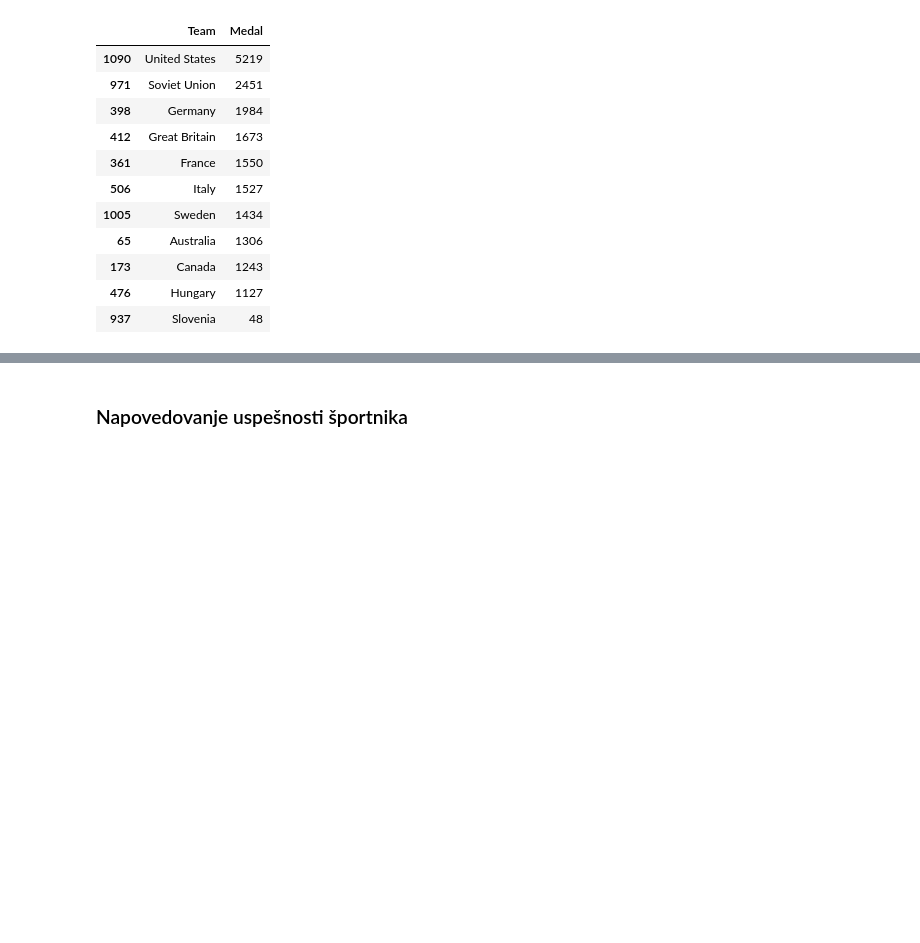
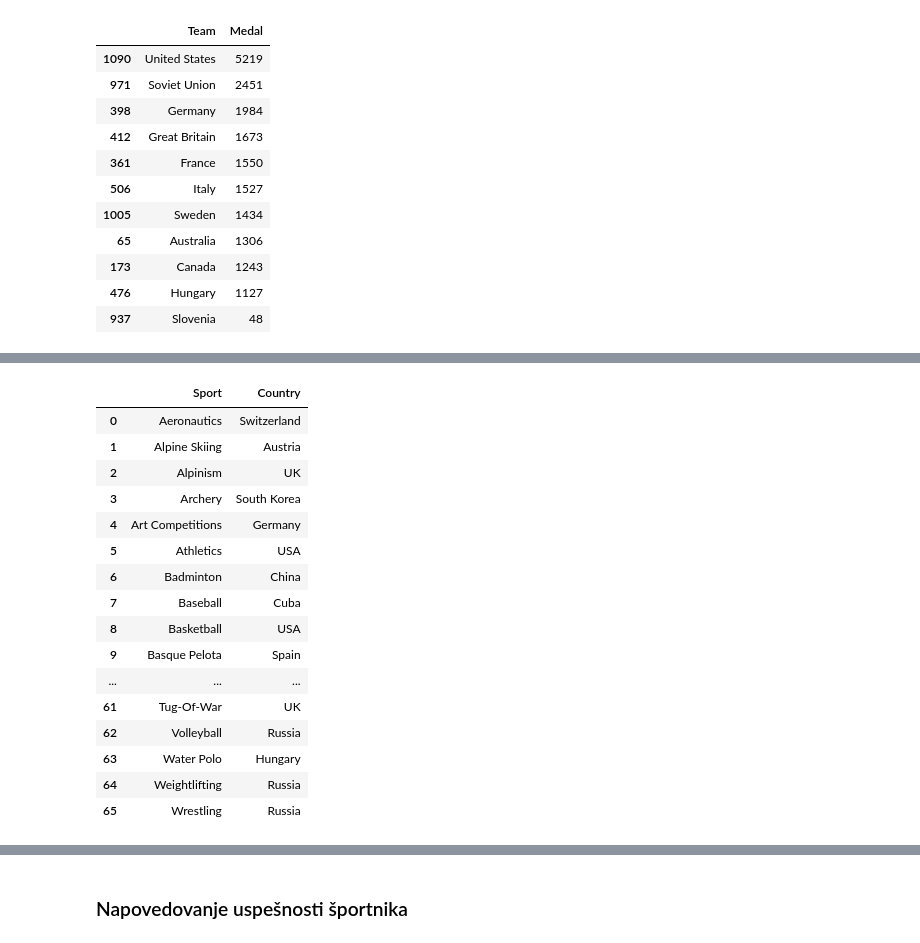
Before and after one commit to ziga-solar/PR19ZSASNKSK, a Jupyter notebook: PR19ZSASNKSK.ipynb, the cells around one changed output, grey strips where cells are left out. Drawn from its saved outputs; the diff is of its cells as text; code cells hidden in the pictures; blank space fills up the shorter version.

Commit message:
Added analysis for medals

```diff
--- a/PR19ZSASNKSK.ipynb
+++ b/PR19ZSASNKSK.ipynb
@@ -197,0 +219,45 @@ top10_medals_teams
+# %%
+#Get points for each country
+points=defaultdict(lambda: [0 for i in range(0,len(sports))])
+
+for c,s,m,se in country_sport_medal:
+    points[c][sports.index(s)]+=m
+# %%
+#Make dictionary to insert values
+country_sport={}
+
+for key in sports:
+    country_sport[key]=[0,'']
+# %%
+#Gets the best county at sports
+for i,sport in enumerate(sports):
+    for key in points.keys():
+        if country_sport[sport][0]<points[key][i]:
+            country_sport[sport][0]=points[key][i]
+            country_sport[sport][1]=key
+# %%
+#Prepare output
+for key in country_sport.keys():
+    country_sport[key]=country_sport[key][1]
+# %%
+#Output: Sport->Coutry best at it
+pd.set_option('display.max_rows', len(sports))
+pd.DataFrame(country_sport.items(), columns=["Sport", "Country"])
+# %% [output]
+|  | Sport | Country |
+| 0 | Aeronautics | Switzerland |
+| 1 | Alpine Skiing | Austria |
+| 2 | Alpinism | UK |
+| 3 | Archery | South Korea |
+| 4 | Art Competitions | Germany |
+| 5 | Athletics | USA |
+| 6 | Badminton | China |
+| 7 | Baseball | Cuba |
+| 8 | Basketball | USA |
+| 9 | Basque Pelota | Spain |
+| ... | ... | ... |
+| 61 | Tug-Of-War | UK |
+| 62 | Volleyball | Russia |
+| 63 | Water Polo | Hungary |
+| 64 | Weightlifting | Russia |
+| 65 | Wrestling | Russia |
```
Also changed, not shown: parts of 12 cells of this notebook.
